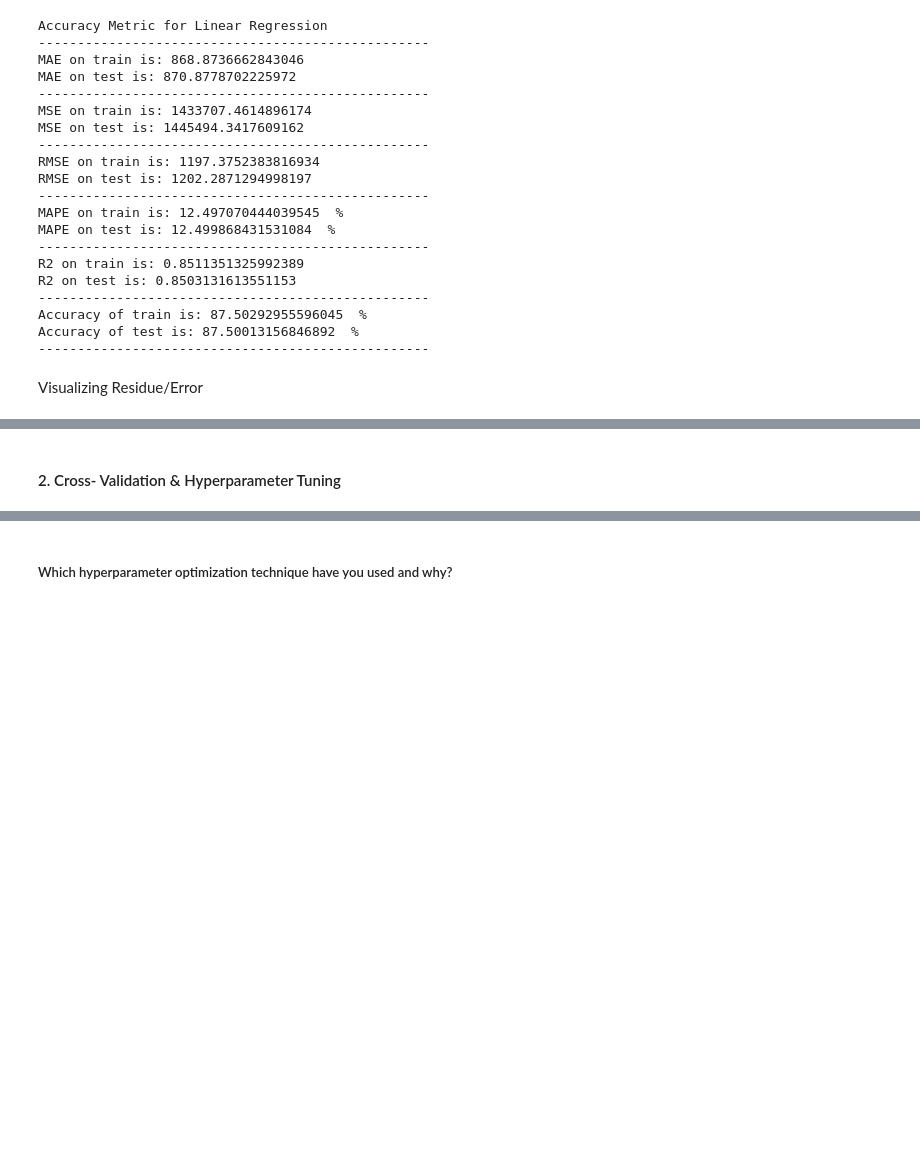
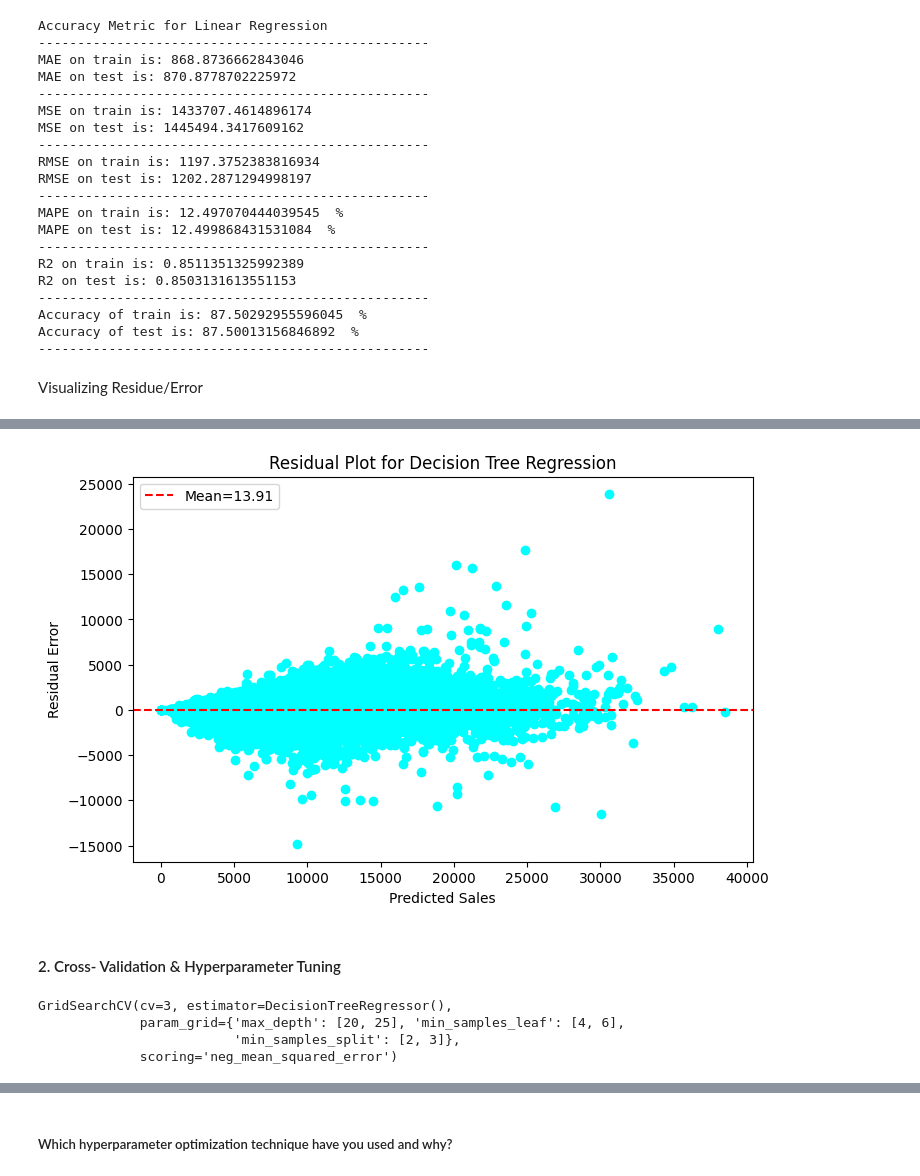
Before and after one commit to abhikr11/Retail_Sales_Prediction, a Jupyter notebook: Retail_Sales_Prediction.ipynb, the cells around one changed output, grey strips where cells are left out. Saved outputs shown, nothing was run; the diff lists cells and outputs as text; code cells hidden in the pictures; blank space fills up the shorter version.

```diff
--- a/Retail_Sales_Prediction.ipynb
+++ b/Retail_Sales_Prediction.ipynb
@@ -2121,0 +2238,15 @@ plt.show()
+# %%
+#import Elastic Net
+from sklearn.linear_model import ElasticNet
+
+# Create a Elastic Net Regression model
+ela_net = ElasticNet()
+
+# Define a parameter grid for GridSearchCV
+parameters_elastic_net = {"alpha": [0.00001,0.0001,0.001,1,5,7], "max_iter":[30,50,100]}
+
+# Create a GridSearchCV object to search for the best parameter
+grid_elastic_net = GridSearchCV(ela_net,parameters_elastic_net, scoring='neg_mean_squared_error',cv=5)
+
+# Fit the Algorithm
+grid_elastic_net.fit(X_train, y_train)
@@ -2121,0 +2336,13 @@ plt.show()
+# %%
+# import the Decision Tree regressor
+from sklearn.tree import DecisionTreeRegressor
+
+# create a regressor object
+dtree_reg = DecisionTreeRegressor(max_depth=16)
+
+# fit the regressor with X and Y data
+dtree_reg.fit(X_train, y_train)
+
+# predict on model
+y_train_dtree_pred= dtree_reg.predict(X_train)
+y_test_dtree_pred= dtree_reg.predict(X_test)
@@ -2122,3 +2375,39 @@ plt.show()
+# %%
+# creating a residual plot by first transfroming the square root back to original values
+residuals = (y_test**2) - (y_test_dtree_pred**2)
+res_mean=residuals.mean().round(2)
+plt.figure(figsize=(8,5))
+plt.scatter((y_test**2), residuals,c="cyan")
+plt.title("Residual Plot for Decision Tree Regression")
+plt.xlabel('Predicted Sales')
+plt.ylabel('Residual Error')
+
+plt.axhline(y=res_mean, color='red', linestyle='--', label=f"Mean={res_mean}")
+plt.legend()
+plt.show()
+# %% [output]
+[figure, added]
 # %% [markdown]
 #### 2. Cross- Validation & Hyperparameter Tuning
+# %%
+# Create a Decision Tree Regressor
+dt_grid_regressor = DecisionTreeRegressor()
+
+# Define a grid of hyperparameters to search
+param_grid = {
+    'max_depth': [20,25],
+    'min_samples_split': [2,3],
+    'min_samples_leaf': [4,6,8]
+}
+
+# Initialize GridSearchCV
+grid_dt = GridSearchCV(dt_grid_regressor, param_grid=param_grid, scoring='neg_mean_squared_error', cv=3)
+
+# Fit the grid search to the training data
+grid_dt.fit(X_train, y_train)
+# %% [output]
+GridSearchCV(cv=3, estimator=DecisionTreeRegressor(),
+             param_grid={'max_depth': [20, 25], 'min_samples_leaf': [4, 6],
+                         'min_samples_split': [2, 3]},
+             scoring='neg_mean_squared_error')
 # %%
```
Also changed, not shown: parts of 67 cells of this notebook.
